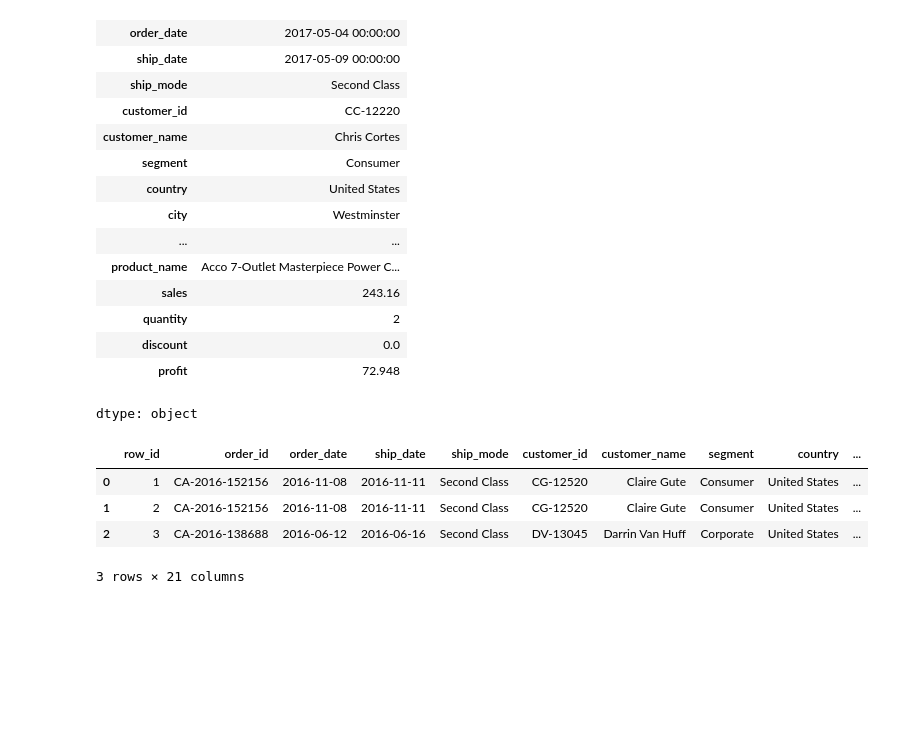
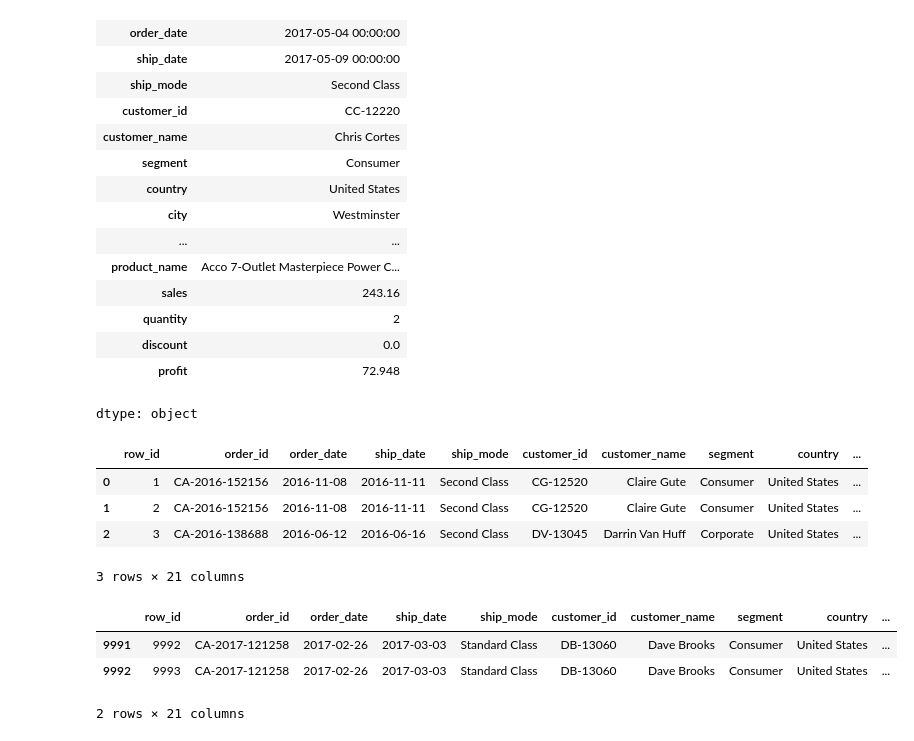
Before and after one commit to Sru-j/daily_lab_activities, a Jupyter notebook: data_load_url.ipynb, the cells around one changed output. Drawn from its saved outputs; the diff is of its cells as text; code cells hidden in the pictures; blank space fills up the shorter version.

```diff
--- a/data_load_url.ipynb
+++ b/data_load_url.ipynb
@@ -249,3 +249,12 @@ df.iloc[0:3]
 | 1 | 2 | CA-2016-152156 | 2016-11-08 | 2016-11-11 | Second Class | CG-12520 | Claire Gute | Consumer | United States | ... |
 | 2 | 3 | CA-2016-138688 | 2016-06-12 | 2016-06-16 | Second Class | DV-13045 | Darrin Van Huff | Corporate | United States | ... |
 3 rows × 21 columns
+# %%
+#last 2 vaues printing
+
+df.iloc[-3:-1]
+# %% [output]
+|  | row_id | order_id | order_date | ship_date | ship_mode | customer_id | customer_name | segment | country | ... |
+| 9991 | 9992 | CA-2017-121258 | 2017-02-26 | 2017-03-03 | Standard Class | DB-13060 | Dave Brooks | Consumer | United States | ... |
+| 9992 | 9993 | CA-2017-121258 | 2017-02-26 | 2017-03-03 | Standard Class | DB-13060 | Dave Brooks | Consumer | United States | ... |
+2 rows × 21 columns
```
Also changed, not shown: parts of 1 cell of this notebook.
